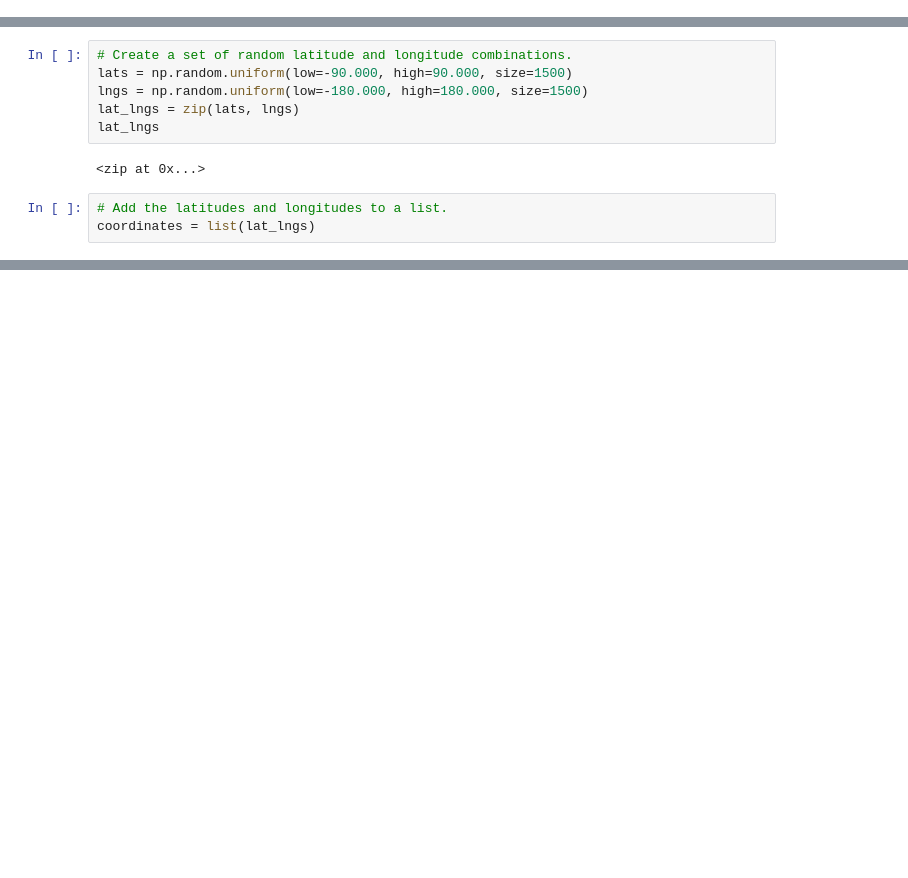
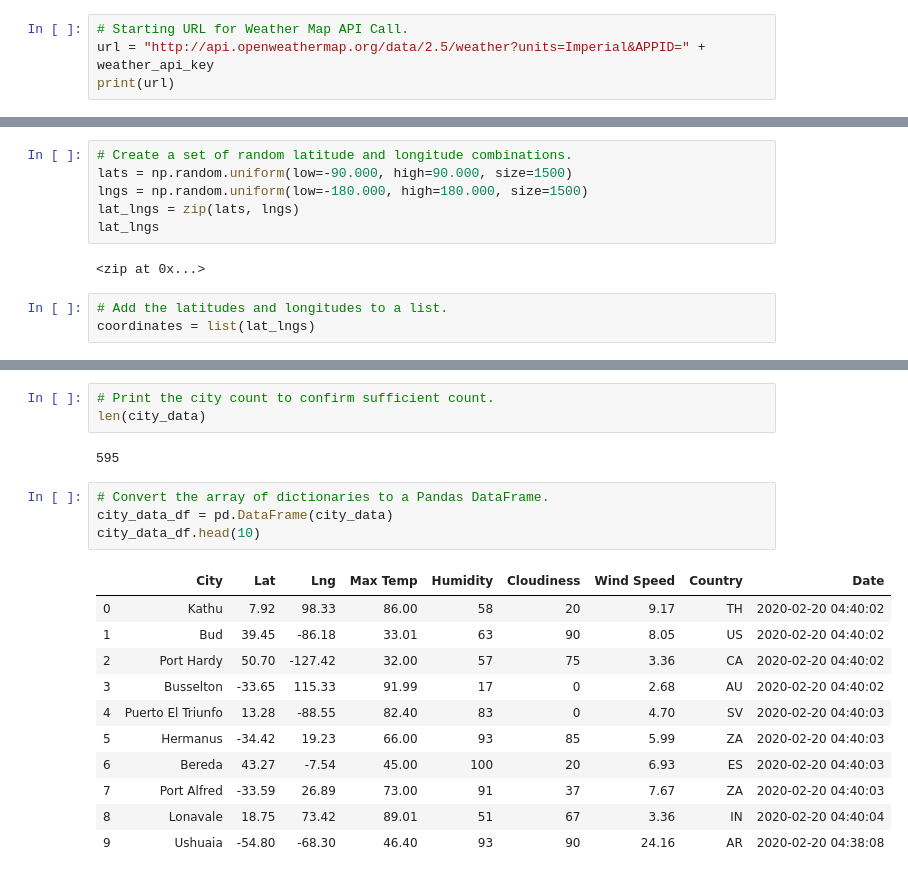
Before and after one commit to DrewPickering/World_Weather_Analysis, a Jupyter notebook: WeatherPy.ipynb, the cells around one changed output, grey strips where cells are left out. Cells and saved outputs as stored; diff of their text form; blank space fills up the shorter version.

Commit message:
WeatherPy added

```diff
--- a/WeatherPy.ipynb
+++ b/WeatherPy.ipynb
@@ -6,0 +15,4 @@ from citipy import citipy
+# %%
+# Starting URL for Weather Map API Call.
+url = "http://api.openweathermap.org/data/2.5/weather?units=Imperial&APPID=" + weather_api_key
+print(url)
@@ -31,0 +124,21 @@ len(cities)
+# %%
+# Print the city count to confirm sufficient count.
+len(city_data)
+# %% [output]
+595
+# %%
+# Convert the array of dictionaries to a Pandas DataFrame.
+city_data_df = pd.DataFrame(city_data)
+city_data_df.head(10)
+# %% [output]
+|  | City | Lat | Lng | Max Temp | Humidity | Cloudiness | Wind Speed | Country | Date |
+| 0 | Kathu | 7.92 | 98.33 | 86.00 | 58 | 20 | 9.17 | TH | 2020-02-20 04:40:02 |
+| 1 | Bud | 39.45 | -86.18 | 33.01 | 63 | 90 | 8.05 | US | 2020-02-20 04:40:02 |
+| 2 | Port Hardy | 50.70 | -127.42 | 32.00 | 57 | 75 | 3.36 | CA | 2020-02-20 04:40:02 |
+| 3 | Busselton | -33.65 | 115.33 | 91.99 | 17 | 0 | 2.68 | AU | 2020-02-20 04:40:02 |
+| 4 | Puerto El Triunfo | 13.28 | -88.55 | 82.40 | 83 | 0 | 4.70 | SV | 2020-02-20 04:40:03 |
+| 5 | Hermanus | -34.42 | 19.23 | 66.00 | 93 | 85 | 5.99 | ZA | 2020-02-20 04:40:03 |
+| 6 | Bereda | 43.27 | -7.54 | 45.00 | 100 | 20 | 6.93 | ES | 2020-02-20 04:40:03 |
+| 7 | Port Alfred | -33.59 | 26.89 | 73.00 | 91 | 37 | 7.67 | ZA | 2020-02-20 04:40:03 |
+| 8 | Lonavale | 18.75 | 73.42 | 89.01 | 51 | 67 | 3.36 | IN | 2020-02-20 04:40:04 |
+| 9 | Ushuaia | -54.80 | -68.30 | 46.40 | 93 | 90 | 24.16 | AR | 2020-02-20 04:38:08 |
```
Also changed, not shown: parts of 7 cells of this notebook, 3 other files.
